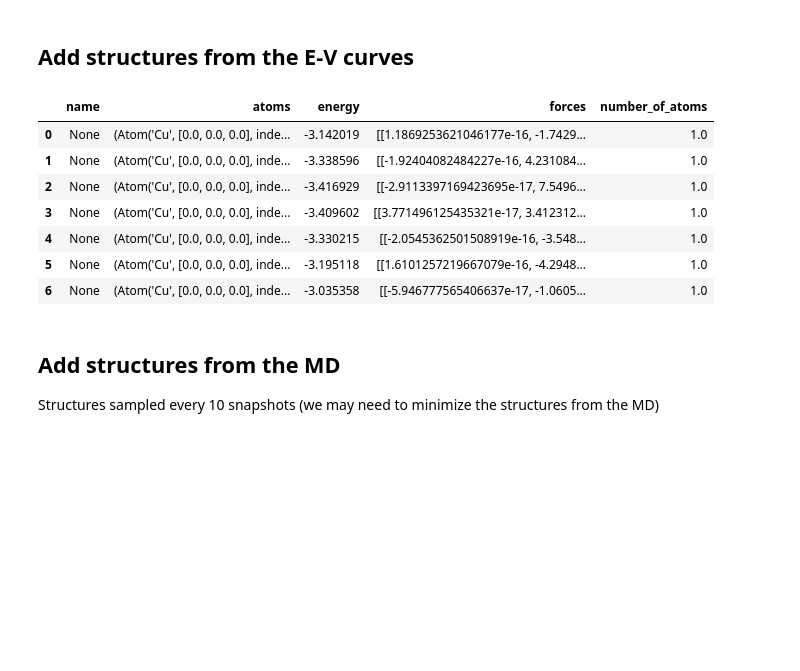
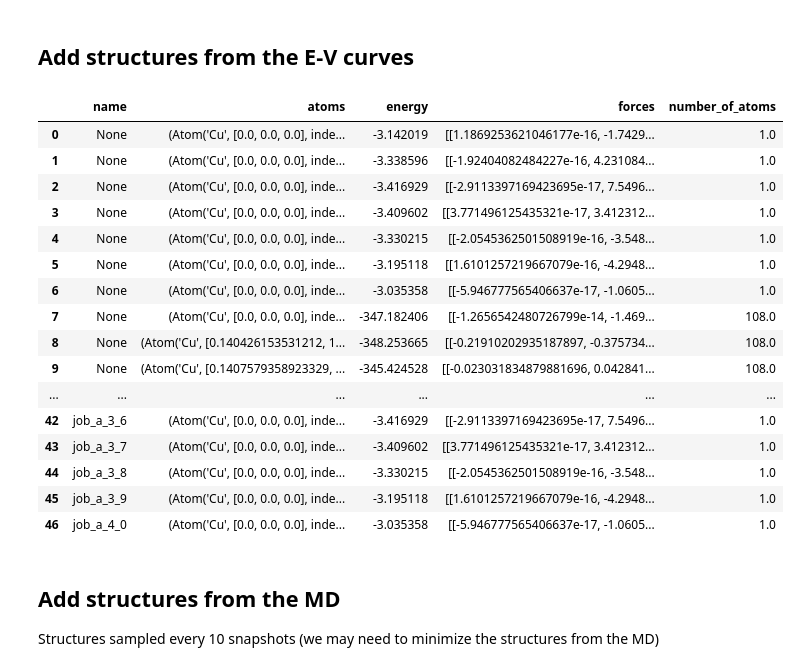
Before and after one commit to pyiron-workshop/potentials-workshop-2021, a Jupyter notebook: day_1/ex_02_creating_structure_databases.ipynb, the cells around one changed output. Drawn from its saved outputs; the diff is of its cells as text; code cells hidden in the pictures; blank space fills up the shorter version.

```diff
--- a/day_1/ex_02_creating_structure_databases.ipynb
+++ b/day_1/ex_02_creating_structure_databases.ipynb
@@ -35,14 +35,23 @@ for job in pr_fs["E_V_curve"].iter_jobs(status="finished"):
 # %%
-container.to_pandas()
+datasetainer.to_pandas()
 # %% [output]
 |  | name | atoms | energy | forces | number_of_atoms |
 | 0 | None | (Atom('Cu', [0.0, 0.0, 0.0], inde... | -3.142019 | [[1.1869253621046177e-16, -1.7429... | 1.0 |
 | 1 | None | (Atom('Cu', [0.0, 0.0, 0.0], inde... | -3.338596 | [[-1.92404082484227e-16, 4.231084... | 1.0 |
 | 2 | None | (Atom('Cu', [0.0, 0.0, 0.0], inde... | -3.416929 | [[-2.9113397169423695e-17, 7.5496... | 1.0 |
 | 3 | None | (Atom('Cu', [0.0, 0.0, 0.0], inde... | -3.409602 | [[3.771496125435321e-17, 3.412312... | 1.0 |
 | 4 | None | (Atom('Cu', [0.0, 0.0, 0.0], inde... | -3.330215 | [[-2.0545362501508919e-16, -3.548... | 1.0 |
 | 5 | None | (Atom('Cu', [0.0, 0.0, 0.0], inde... | -3.195118 | [[1.6101257219667079e-16, -4.2948... | 1.0 |
 | 6 | None | (Atom('Cu', [0.0, 0.0, 0.0], inde... | -3.035358 | [[-5.946777565406637e-17, -1.0605... | 1.0 |
+| 7 | None | (Atom('Cu', [0.0, 0.0, 0.0], inde... | -347.182406 | [[-1.2656542480726799e-14, -1.469... | 108.0 |
+| 8 | None | (Atom('Cu', [0.140426153531212, 1... | -348.253665 | [[-0.21910202935187897, -0.375734... | 108.0 |
+| 9 | None | (Atom('Cu', [0.1407579358923329, ... | -345.424528 | [[-0.023031834879881696, 0.042841... | 108.0 |
+| ... | ... | ... | ... | ... | ... |
+| 42 | job_a_3_6 | (Atom('Cu', [0.0, 0.0, 0.0], inde... | -3.416929 | [[-2.9113397169423695e-17, 7.5496... | 1.0 |
+| 43 | job_a_3_7 | (Atom('Cu', [0.0, 0.0, 0.0], inde... | -3.409602 | [[3.771496125435321e-17, 3.412312... | 1.0 |
+| 44 | job_a_3_8 | (Atom('Cu', [0.0, 0.0, 0.0], inde... | -3.330215 | [[-2.0545362501508919e-16, -3.548... | 1.0 |
+| 45 | job_a_3_9 | (Atom('Cu', [0.0, 0.0, 0.0], inde... | -3.195118 | [[1.6101257219667079e-16, -4.2948... | 1.0 |
+| 46 | job_a_4_0 | (Atom('Cu', [0.0, 0.0, 0.0], inde... | -3.035358 | [[-5.946777565406637e-17, -1.0605... | 1.0 |
 # %% [markdown]
 ## **Add structures from the MD**
 
```
Also changed, not shown: parts of 11 cells of this notebook.
